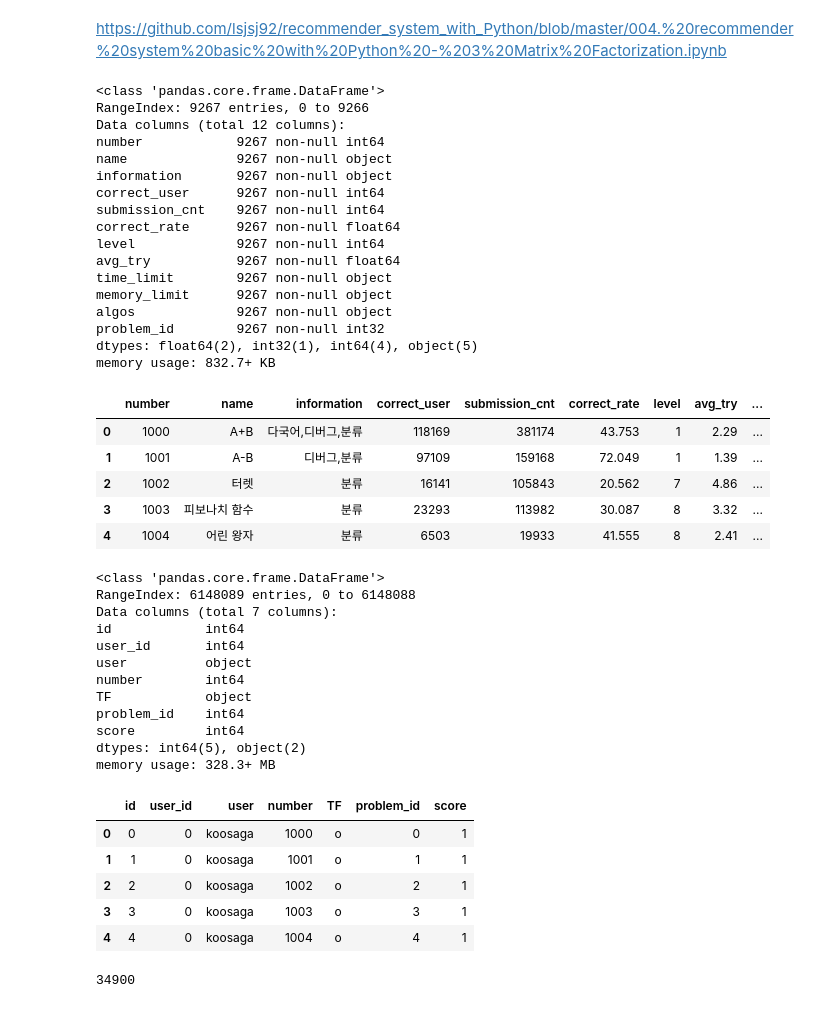
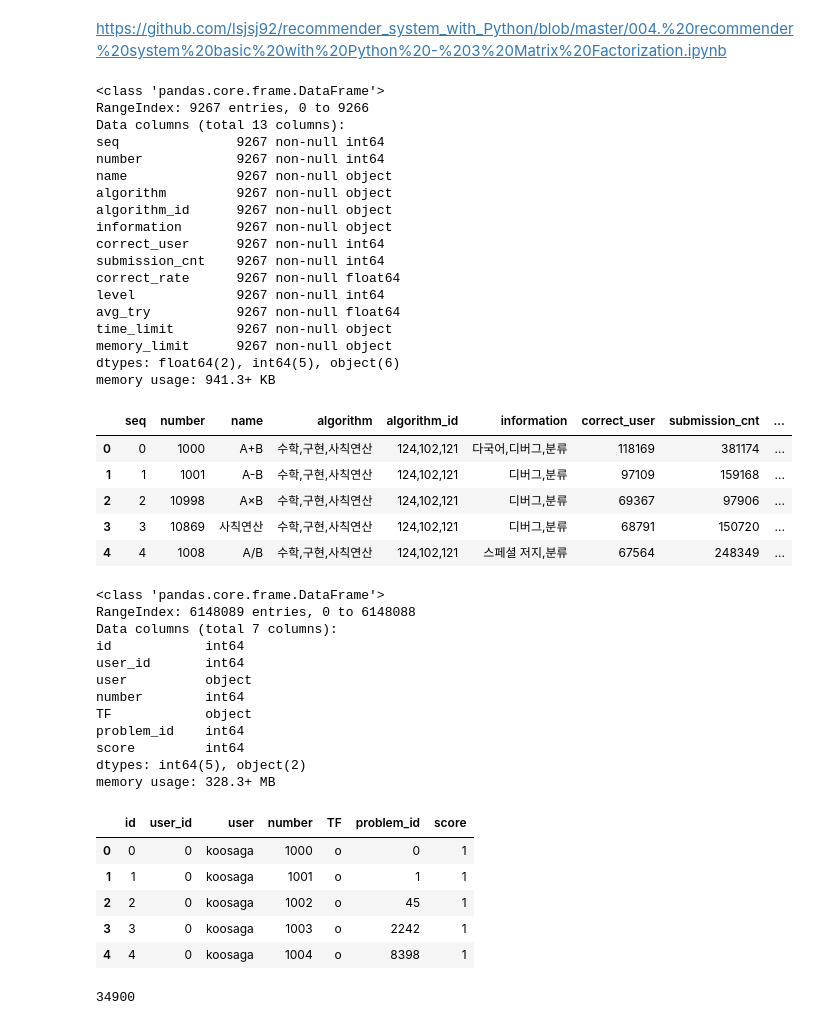
Before and after one commit to esun1903/Algoga, a Jupyter notebook: algorithm/recommedation.ipynb, the cells around one changed output. Cells and saved outputs as stored; diff of their text form; code cells hidden in the pictures.

```diff
--- a/algorithm/recommedation.ipynb
+++ b/algorithm/recommedation.ipynb
@@ -12,42 +12,43 @@ import warnings
 warnings.filterwarnings("ignore")
 # %%
 # 문제 정보만 가져온다
-problem_data = pd.read_csv("preprocessing_data/recommend_problem_infos.csv")
+problem_data = pd.read_csv("final_data/CSV/recommend_problem_infos.csv")
 
-problem_data = problem_data.iloc[:,:11]
-problem_data['problem_id'] = range(len(problem_data))
+# problem_data = problem_data.iloc[:,:11]
+# problem_data['problem_id'] = range(len(problem_data))
 
 problem_data.info()
 problem_data.head()
 # %% [output]
 <class 'pandas.core.frame.DataFrame'>
 RangeIndex: 9267 entries, 0 to 9266
-Data columns (total 12 columns):
+Data columns (total 13 columns):
+seq               9267 non-null int64
 number            9267 non-null int64
 name              9267 non-null object
+algorithm         9267 non-null object
+algorithm_id      9267 non-null object
 information       9267 non-null object
 correct_user      9267 non-null int64
 submission_cnt    9267 non-null int64
 correct_rate      9267 non-null float64
 level             9267 non-null int64
 avg_try           9267 non-null float64
 time_limit        9267 non-null object
 memory_limit      9267 non-null object
-algos             9267 non-null object
-problem_id        9267 non-null int32
-dtypes: float64(2), int32(1), int64(4), object(5)
-memory usage: 832.7+ KB
+dtypes: float64(2), int64(5), object(6)
+memory usage: 941.3+ KB
-|  | number | name | information | correct_user | submission_cnt | correct_rate | level | avg_try | ... |
-| 0 | 1000 | A+B | 다국어,디버그,분류 | 118169 | 381174 | 43.753 | 1 | 2.29 | ... |
-| 1 | 1001 | A-B | 디버그,분류 | 97109 | 159168 | 72.049 | 1 | 1.39 | ... |
-| 2 | 1002 | 터렛 | 분류 | 16141 | 105843 | 20.562 | 7 | 4.86 | ... |
-| 3 | 1003 | 피보나치 함수 | 분류 | 23293 | 113982 | 30.087 | 8 | 3.32 | ... |
-| 4 | 1004 | 어린 왕자 | 분류 | 6503 | 19933 | 41.555 | 8 | 2.41 | ... |
+|  | seq | number | name | algorithm | algorithm_id | information | correct_user | submission_cnt | ... |
+| 0 | 0 | 1000 | A+B | 수학,구현,사칙연산 | 124,102,121 | 다국어,디버그,분류 | 118169 | 381174 | ... |
+| 1 | 1 | 1001 | A-B | 수학,구현,사칙연산 | 124,102,121 | 디버그,분류 | 97109 | 159168 | ... |
+| 2 | 2 | 10998 | A×B | 수학,구현,사칙연산 | 124,102,121 | 디버그,분류 | 69367 | 97906 | ... |
+| 3 | 3 | 10869 | 사칙연산 | 수학,구현,사칙연산 | 124,102,121 | 디버그,분류 | 68791 | 150720 | ... |
+| 4 | 4 | 1008 | A/B | 수학,구현,사칙연산 | 124,102,121 | 스페셜 저지,분류 | 67564 | 248349 | ... |
 # %%
-recommend_problem_df = pd.read_csv("final_data/recommend_problems.csv")
+ranker_problems = pd.read_csv("final_data/CSV/ranker_problems.csv")
 
-recommend_problem_df.info()
-recommend_problem_df.head()
+ranker_problems.info()
+ranker_problems.head()
 # %% [output]
 <class 'pandas.core.frame.DataFrame'>
 RangeIndex: 6148089 entries, 0 to 6148088
@@ -64,8 +65,8 @@ memory usage: 328.3+ MB
 |  | id | user_id | user | number | TF | problem_id | score |
 | 0 | 0 | 0 | koosaga | 1000 | o | 0 | 1 |
 | 1 | 1 | 0 | koosaga | 1001 | o | 1 | 1 |
-| 2 | 2 | 0 | koosaga | 1002 | o | 2 | 1 |
-| 3 | 3 | 0 | koosaga | 1003 | o | 3 | 1 |
-| 4 | 4 | 0 | koosaga | 1004 | o | 4 | 1 |
+| 2 | 2 | 0 | koosaga | 1002 | o | 45 | 1 |
+| 3 | 3 | 0 | koosaga | 1003 | o | 2242 | 1 |
+| 4 | 4 | 0 | koosaga | 1004 | o | 8398 | 1 |
 # %%
 user2idx = {}
```
Also changed, not shown: parts of 16 cells of this notebook, 11 other files.
